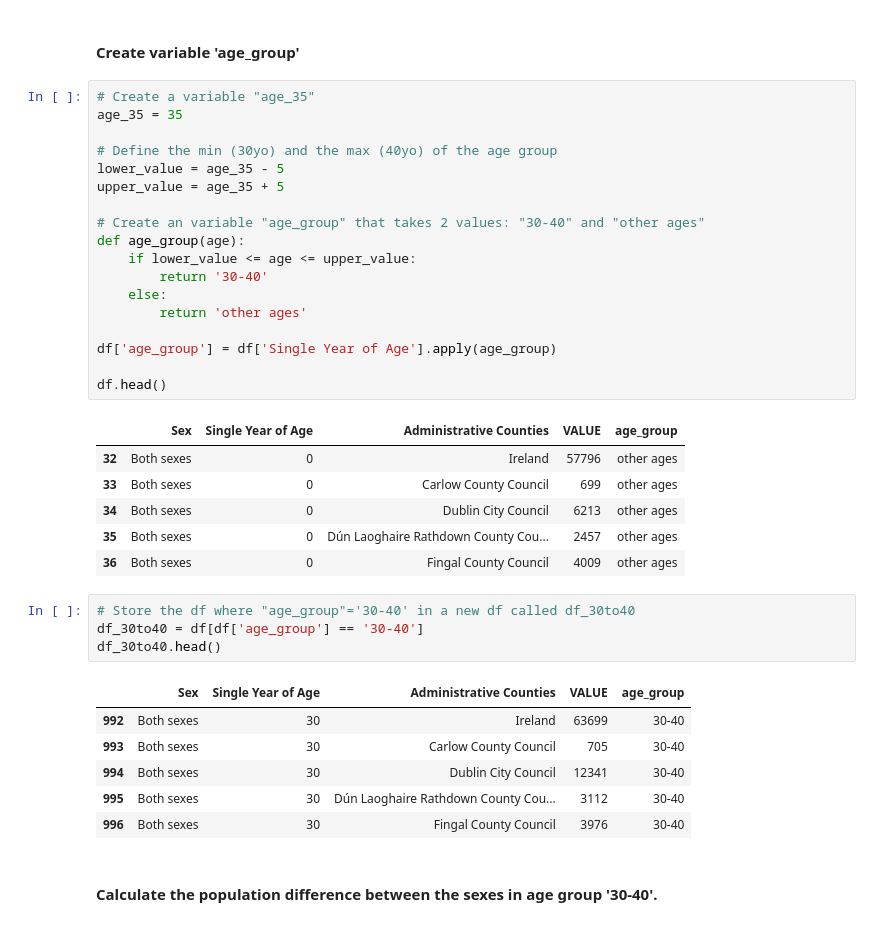
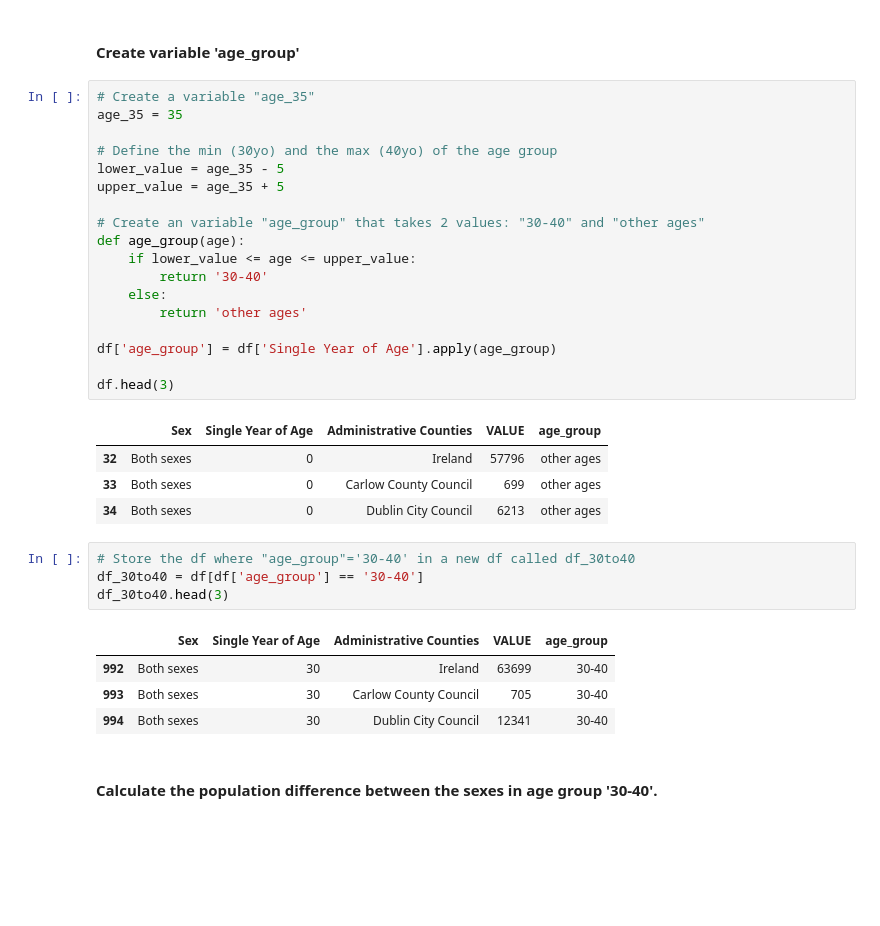
Before and after one commit to quyenphanlyons/programming-for-data-analytics, a Jupyter notebook: assignments/assignment05-population.ipynb, the cells around one changed output. Drawn from its saved outputs; the diff is of its cells as text; blank space fills up the shorter version.

```diff
--- a/assignments/assignment05-population.ipynb
+++ b/assignments/assignment05-population.ipynb
@@ -112,39 +94,35 @@ plt.show()
 # %%
 # Create a variable "age_35"
 age_35 = 35
 
 # Define the min (30yo) and the max (40yo) of the age group
 lower_value = age_35 - 5
 upper_value = age_35 + 5
 
 # Create an variable "age_group" that takes 2 values: "30-40" and "other ages"
 def age_group(age):
     if lower_value <= age <= upper_value:
         return '30-40'
     else:
         return 'other ages'
 
 df['age_group'] = df['Single Year of Age'].apply(age_group)
 
-df.head()
+df.head(3)
 # %% [output]
 |  | Sex | Single Year of Age | Administrative Counties | VALUE | age_group |
 | 32 | Both sexes | 0 | Ireland | 57796 | other ages |
 | 33 | Both sexes | 0 | Carlow County Council | 699 | other ages |
 | 34 | Both sexes | 0 | Dublin City Council | 6213 | other ages |
-| 35 | Both sexes | 0 | Dún Laoghaire Rathdown County Cou... | 2457 | other ages |
-| 36 | Both sexes | 0 | Fingal County Council | 4009 | other ages |
 # %%
 # Store the df where "age_group"='30-40' in a new df called df_30to40
 df_30to40 = df[df['age_group'] == '30-40']
-df_30to40.head()
+df_30to40.head(3)
 # %% [output]
 |  | Sex | Single Year of Age | Administrative Counties | VALUE | age_group |
 | 992 | Both sexes | 30 | Ireland | 63699 | 30-40 |
 | 993 | Both sexes | 30 | Carlow County Council | 705 | 30-40 |
 | 994 | Both sexes | 30 | Dublin City Council | 12341 | 30-40 |
-| 995 | Both sexes | 30 | Dún Laoghaire Rathdown County Cou... | 3112 | 30-40 |
-| 996 | Both sexes | 30 | Fingal County Council | 3976 | 30-40 |
 # %% [markdown]
 #### Calculate the population difference between the sexes in age group '30-40'.
 # %%
```
Also changed, not shown: parts of 2 cells of this notebook.
